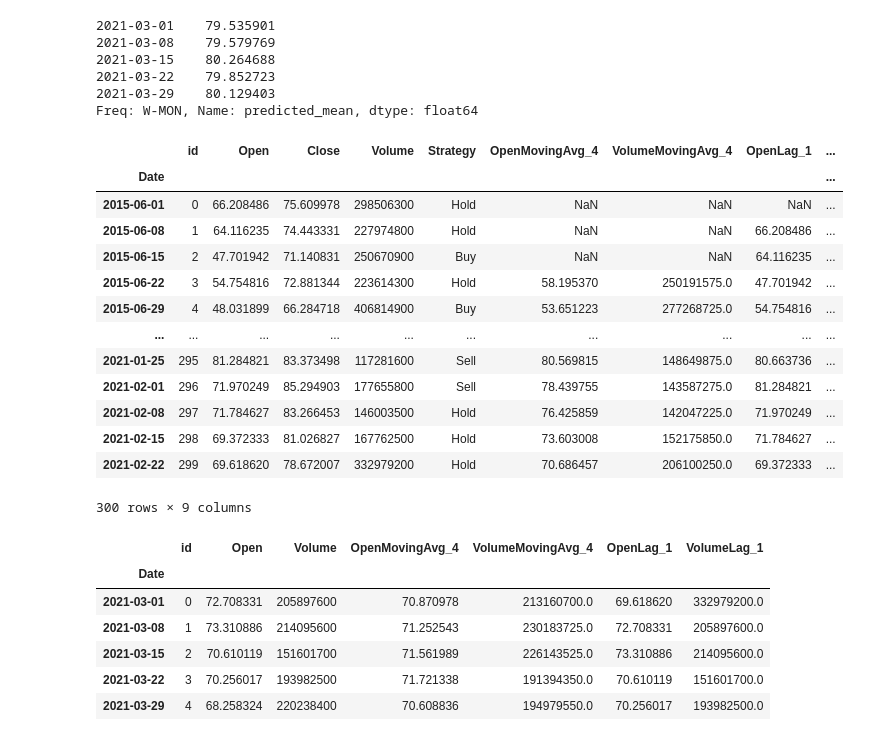
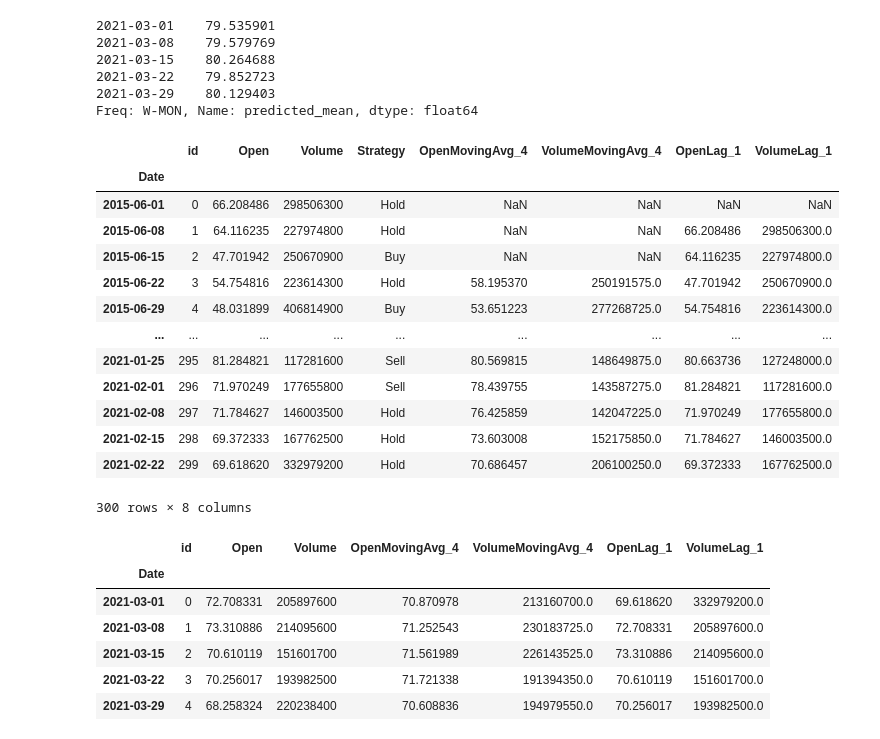
Before and after one commit to anaghasid/DA_Hackathon_Stock_Price_Strategy, a Jupyter notebook: CleanRegressors.ipynb, the cells around one changed output. Drawn from its saved outputs; the diff is of its cells as text; code cells hidden in the pictures.

```diff
--- a/CleanRegressors.ipynb
+++ b/CleanRegressors.ipynb
@@ -91,27 +92,29 @@ def getTrainTestlag(train,test,column,lag):
 # %%
 train_dataset = train
 # train_dataset['OpenMovingAvg_12'] = findMovingAvg(train,'Open',12)
 train_dataset['OpenMovingAvg_4'] = findMovingAvg(train,'Open',4)
+train_y = train.Close
+del train_dataset['Close']
 # train_dataset['VolumeMovingAvg_12'] = findMovingAvg(train,'Volume',12)
 train_dataset['VolumeMovingAvg_4'] = findMovingAvg(train,'Volume',4)
 train_dataset['OpenLag_1'] = getLagged(train,'Open',1)
 train_dataset['VolumeLag_1'] = getLagged(train,'Volume',1)
 train_dataset
 # %% [output]
-|  | id | Open | Close | Volume | Strategy | OpenMovingAvg_4 | VolumeMovingAvg_4 | OpenLag_1 | ... |
-| Date |  |  |  |  |  |  |  |  | ... |
-| 2015-06-01 | 0 | 66.208486 | 75.609978 | 298506300 | Hold | NaN | NaN | NaN | ... |
-| 2015-06-08 | 1 | 64.116235 | 74.443331 | 227974800 | Hold | NaN | NaN | 66.208486 | ... |
-| 2015-06-15 | 2 | 47.701942 | 71.140831 | 250670900 | Buy | NaN | NaN | 64.116235 | ... |
-| 2015-06-22 | 3 | 54.754816 | 72.881344 | 223614300 | Hold | 58.195370 | 250191575.0 | 47.701942 | ... |
-| 2015-06-29 | 4 | 48.031899 | 66.284718 | 406814900 | Buy | 53.651223 | 277268725.0 | 54.754816 | ... |
-| ... | ... | ... | ... | ... | ... | ... | ... | ... | ... |
-| 2021-01-25 | 295 | 81.284821 | 83.373498 | 117281600 | Sell | 80.569815 | 148649875.0 | 80.663736 | ... |
-| 2021-02-01 | 296 | 71.970249 | 85.294903 | 177655800 | Sell | 78.439755 | 143587275.0 | 81.284821 | ... |
-| 2021-02-08 | 297 | 71.784627 | 83.266453 | 146003500 | Hold | 76.425859 | 142047225.0 | 71.970249 | ... |
-| 2021-02-15 | 298 | 69.372333 | 81.026827 | 167762500 | Hold | 73.603008 | 152175850.0 | 71.784627 | ... |
-| 2021-02-22 | 299 | 69.618620 | 78.672007 | 332979200 | Hold | 70.686457 | 206100250.0 | 69.372333 | ... |
+|  | id | Open | Volume | Strategy | OpenMovingAvg_4 | VolumeMovingAvg_4 | OpenLag_1 | VolumeLag_1 |
+| Date |  |  |  |  |  |  |  |  |
+| 2015-06-01 | 0 | 66.208486 | 298506300 | Hold | NaN | NaN | NaN | NaN |
+| 2015-06-08 | 1 | 64.116235 | 227974800 | Hold | NaN | NaN | 66.208486 | 298506300.0 |
+| 2015-06-15 | 2 | 47.701942 | 250670900 | Buy | NaN | NaN | 64.116235 | 227974800.0 |
+| 2015-06-22 | 3 | 54.754816 | 223614300 | Hold | 58.195370 | 250191575.0 | 47.701942 | 250670900.0 |
+| 2015-06-29 | 4 | 48.031899 | 406814900 | Buy | 53.651223 | 277268725.0 | 54.754816 | 223614300.0 |
+| ... | ... | ... | ... | ... | ... | ... | ... | ... |
+| 2021-01-25 | 295 | 81.284821 | 117281600 | Sell | 80.569815 | 148649875.0 | 80.663736 | 127248000.0 |
+| 2021-02-01 | 296 | 71.970249 | 177655800 | Sell | 78.439755 | 143587275.0 | 81.284821 | 117281600.0 |
+| 2021-02-08 | 297 | 71.784627 | 146003500 | Hold | 76.425859 | 142047225.0 | 71.970249 | 177655800.0 |
+| 2021-02-15 | 298 | 69.372333 | 167762500 | Hold | 73.603008 | 152175850.0 | 71.784627 | 146003500.0 |
+| 2021-02-22 | 299 | 69.618620 | 332979200 | Hold | 70.686457 | 206100250.0 | 69.372333 | 167762500.0 |
-300 rows × 9 columns
+300 rows × 8 columns
 # %%
 test_dataset = test
 test_dataset['OpenMovingAvg_4'] = getMAUsingTrainTest(train,test,'Open',4)
```
Also changed, not shown: parts of 8 cells of this notebook.
